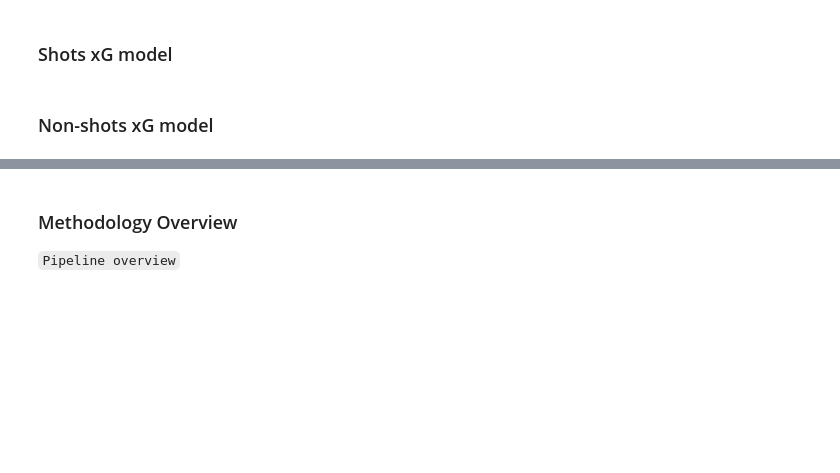
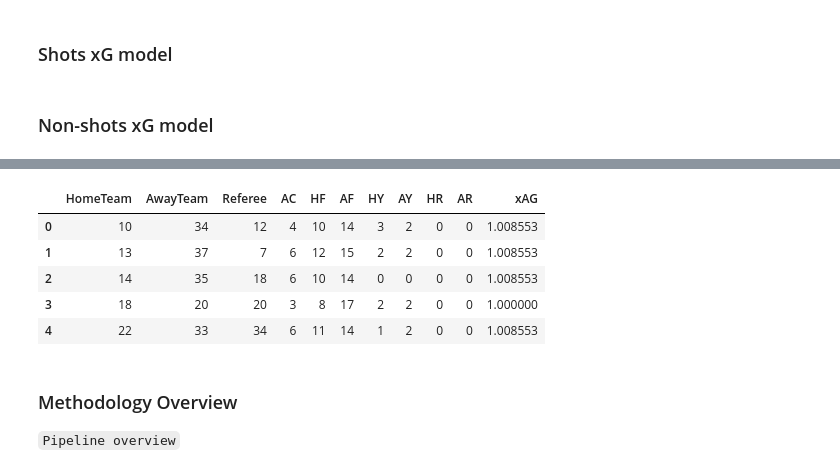
Before and after one commit to abircb/beat-the-bookie, a Jupyter notebook: main.ipynb, the cells around one changed output, grey strips where cells are left out. Cells and saved outputs as stored; diff of their text form; code cells hidden in the pictures; blank space fills up the shorter version.

```diff
--- a/main.ipynb
+++ b/main.ipynb
@@ -83,3 +154,12 @@ general_training_data = complete_data.drop(['GameID','Date'], axis=1)
+# %%
+X_away.head()
+# %% [output]
+|  | HomeTeam | AwayTeam | Referee | AC | HF | AF | HY | AY | HR | AR | xAG |
+| 0 | 10 | 34 | 12 | 4 | 10 | 14 | 3 | 2 | 0 | 0 | 1.008553 |
+| 1 | 13 | 37 | 7 | 6 | 12 | 15 | 2 | 2 | 0 | 0 | 1.008553 |
+| 2 | 14 | 35 | 18 | 6 | 10 | 14 | 0 | 0 | 0 | 0 | 1.008553 |
+| 3 | 18 | 20 | 20 | 3 | 8 | 17 | 2 | 2 | 0 | 0 | 1.000000 |
+| 4 | 22 | 33 | 34 | 6 | 11 | 14 | 1 | 2 | 0 | 0 | 1.008553 |
 # %% [markdown]
 ### Methodology Overview
 ``Pipeline overview``
```
Also changed, not shown: parts of 26 cells of this notebook, 2 other files.
